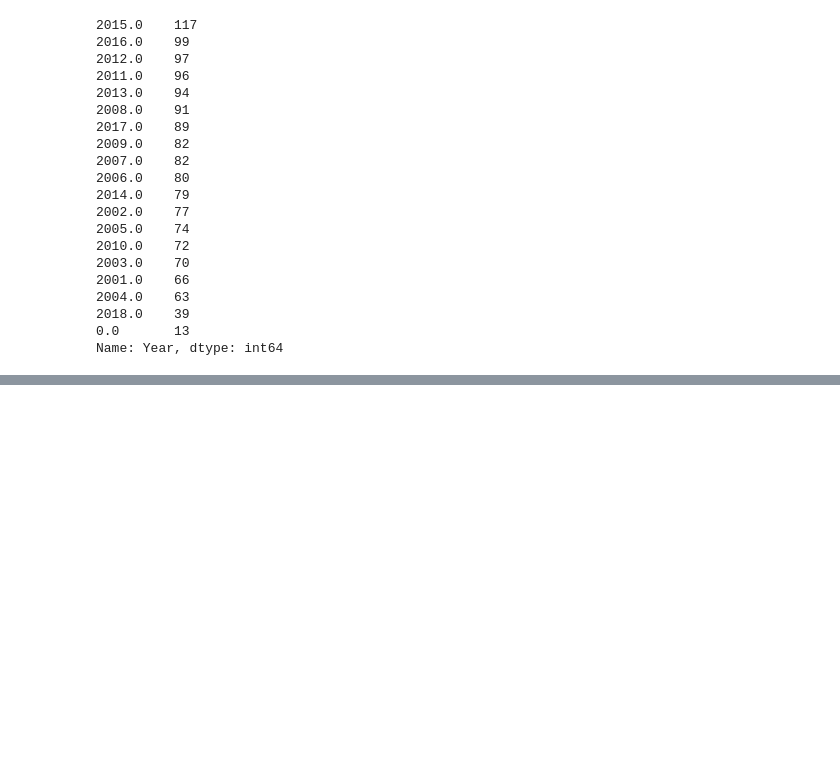
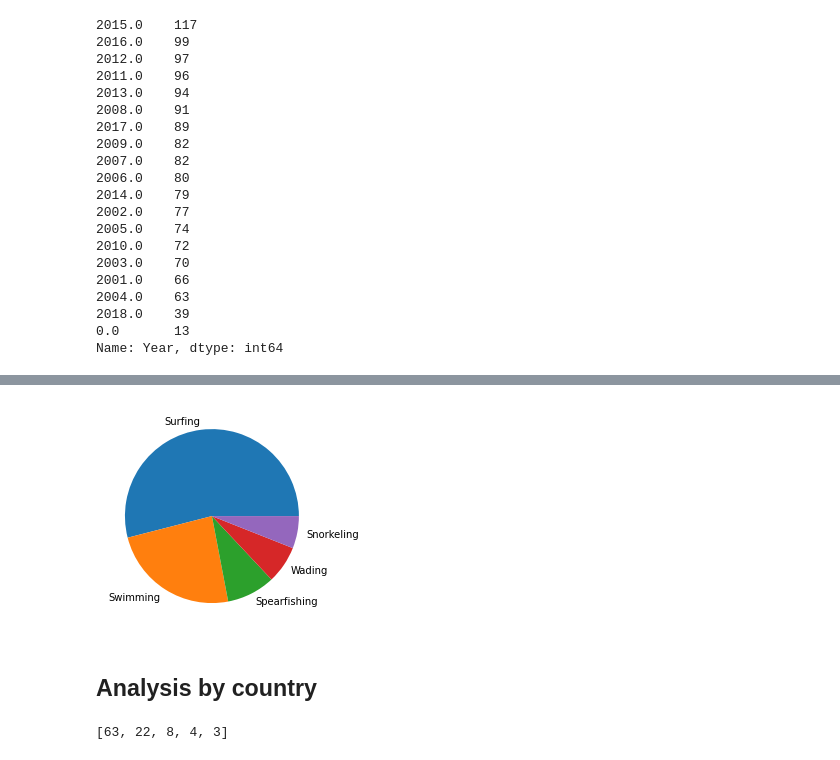
Before and after one commit to diegomdias87/Shark_Attack_Project, a Jupyter notebook: main.ipynb, the cells around one changed output, grey strips where cells are left out. Drawn from its saved outputs; the diff is of its cells as text; code cells hidden in the pictures; blank space fills up the shorter version.

```diff
--- a/main.ipynb
+++ b/main.ipynb
@@ -698,0 +733,8 @@ month_groups = db2.groupby(by='Month')
+# %%
+activity_values = db2['Activity'].value_counts(normalize=True)
+# %%
+activity_list = ['Surfing', 'Swimming', 'Spearfishing', 'Wading', 'Snorkeling']
+activity_count = []
+for i in activity_list:
+    value = activity_values.loc[activity_values.index.isin([i])]
+    activity_count.append(value.item())
@@ -698,0 +751,7 @@ month_groups = db2.groupby(by='Month')
+# %%
+plt.pie(activity_newvalues, labels=activity_list)
+plt.show()
+# %% [output]
+[figure, added]
+# %% [markdown]
+## Analysis by country
@@ -698,0 +766,9 @@ month_groups = db2.groupby(by='Month')
+# %%
+country_newvalue = []
+for cv in country_count:
+    new_value = (cv * 1) / sum(country_count)
+    new_value = int(round(new_value * 100, 0))
+    country_newvalue.append(new_value)
+country_newvalue
+# %% [output]
+[63, 22, 8, 4, 3]
```
Also changed, not shown: parts of 28 cells of this notebook.
